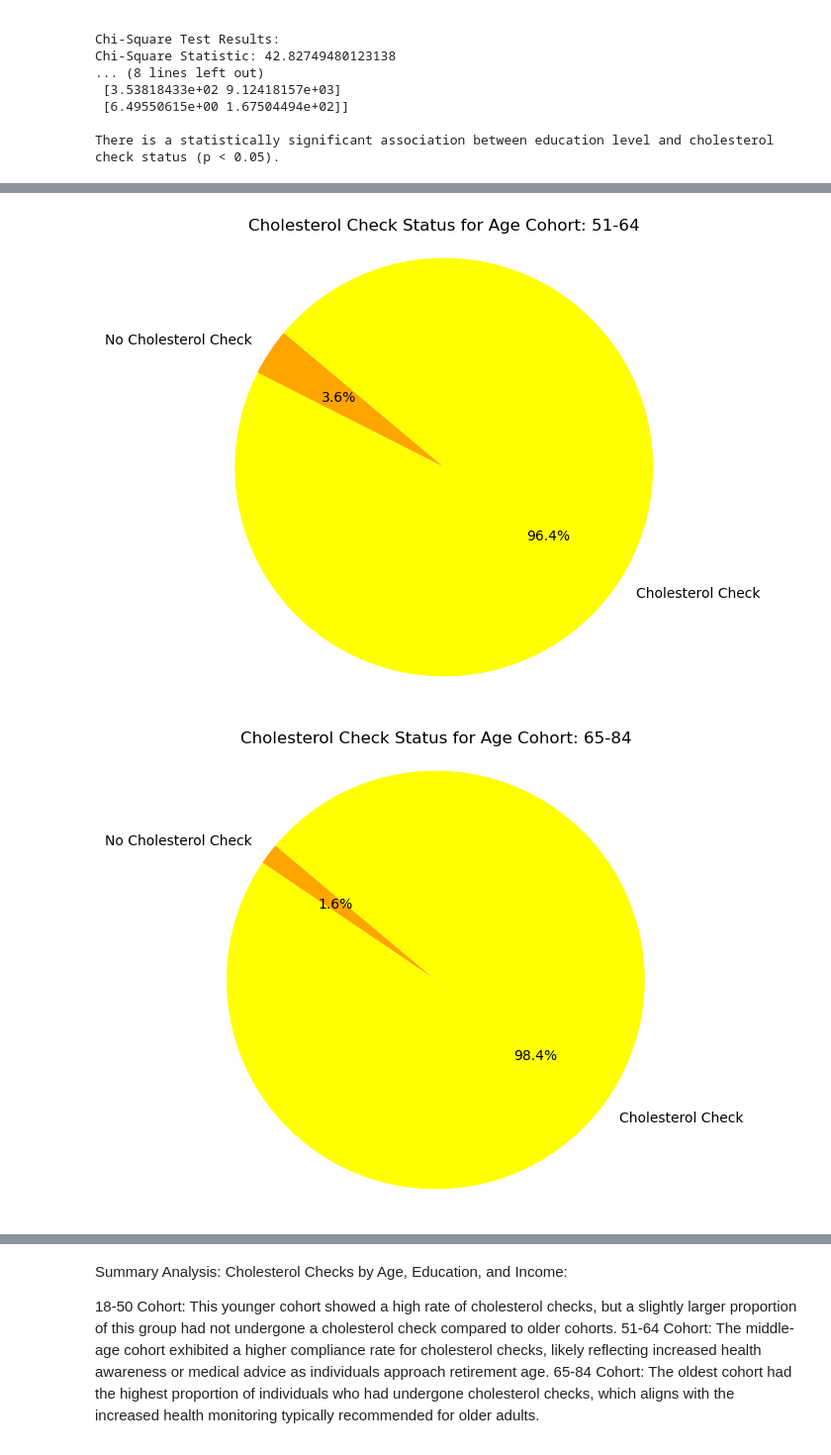
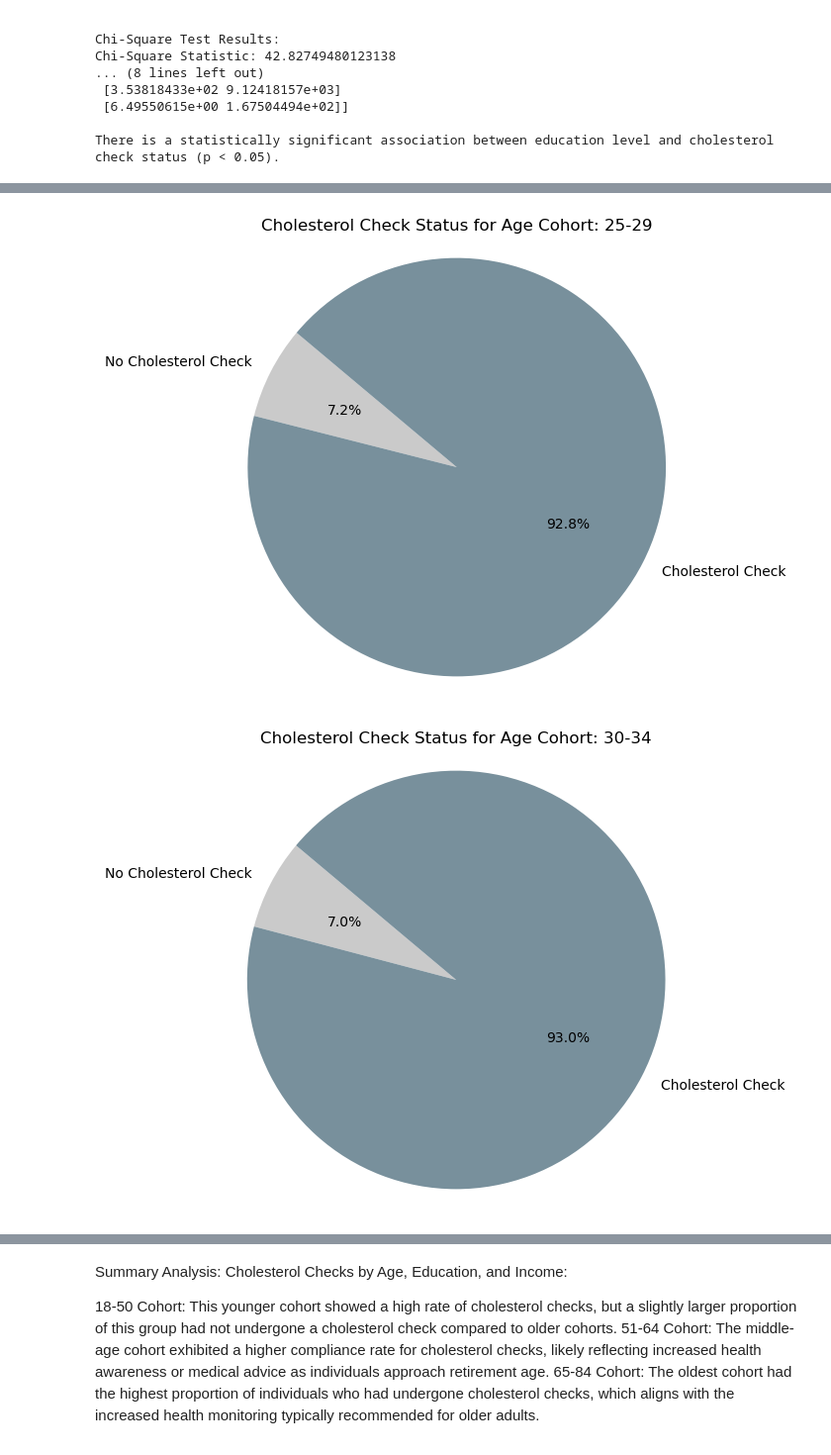
Before and after one commit to williamlevine/project-one, a Jupyter notebook: main_notebook.ipynb, the cells around one changed output, grey strips where cells are left out. Shown at 99% size. Cells and saved outputs as stored; diff of their text form; code cells hidden in the pictures.

```diff
--- a/main_notebook.ipynb
+++ b/main_notebook.ipynb
@@ -426,9 +397,13 @@ age_map = {
 # Apply the mapping to create a new 'Mapped_Age' column
 diabetes_df['Mapped_Age'] = diabetes_df['Age'].map(age_map)
 
-# Define the age cohorts using bins and labels
-age_bins = [18, 50, 64, 84]
-age_labels = ["18-50", "51-64", "65-84"]
+
+# Define the new age cohorts using bins and labels
+age_bins = [18, 25, 30, 35, 40, 45, 50, 55, 60, 65, 70, 75, 80, 85]
+age_labels = ['18-24', '25-29', '30-34', '35-39', '40-44', '45-49', '50-54', '55-59', '60-64', '65-69', '70-74', '75-79', '80+']
+
+
+
 
 # Create a new column in the DataFrame for age cohorts
 diabetes_df['Age_Cohort'] = pd.cut(diabetes_df['Mapped_Age'], bins=age_bins, labels=age_labels, include_lowest=True)
@@ -447,12 +422,13 @@ nocholcheck = dia_age_chol[dia_age_chol["CholCheck"] == 0].copy()
 yescholcheck = dia_age_chol[dia_age_chol["CholCheck"] == 1].copy()
 
 # Plotting the no cholesterol check group
-ax.bar(nocholcheck["Age_Cohort"], nocholcheck["count"], width=0.4, label="No Cholesterol Check", align='center', color='orange')
-
+ax.bar(nocholcheck["Age_Cohort"], nocholcheck["count"], width=0.4, label="No Cholesterol Check", align='center', color = ['#78909C','#616161', '#CACACA'])
+colors = ['#78909C','#616161', '#CACACA']
 # Plotting the cholesterol check group, shifted slightly to the right
-ax.bar(yescholcheck["Age_Cohort"], yescholcheck["count"], width=0.4, label="Cholesterol Check", align='edge', color='yellow')
-
+ax.bar(yescholcheck["Age_Cohort"], yescholcheck["count"], width=0.4, label="Cholesterol Check", align='edge', color= ['#78909C','#616161', '#CACACA'])
+colors = ['#78909C','#616161', '#CACACA']
 # Set the labels and title
+colors = ['#78909C','#616161', '#CACACA']
 ax.set_xlabel("Age Cohort")
 ax.set_ylabel("Number of Respondents")
 ax.set_title("Number of Respondents by Cholesterol Check Status and Age Cohort")
@@ -476,7 +452,9 @@ pivot_table = diabetes_df.pivot_table(
 )
 
 # Plot the pivot table as a bar chart
-pivot_table.plot(kind='bar', figsize=(10, 6), color=['orange', 'yellow'])
+colors = ['#CACACA','#78909C','#616161']
+pivot_table.plot(kind='bar', figsize=(10, 6), color=colors)
+
 
 # Set the labels and title
 plt.xlabel("Age Cohort")
@@ -493,14 +471,18 @@ plt.show()
 # Pie chart for age visualization
 # Create a pie chart for each age cohort
 for cohort in age_labels:
+    # Filter the data for the current age cohort
     cohort_data = dia_age_chol[dia_age_chol['Age_Cohort'] == cohort]
-    labels = ['No Cholesterol Check', 'Cholesterol Check']
-    sizes = cohort_data['count'].values
-    colors = ['orange', 'yellow']
 
-    plt.figure(figsize=(6, 6))
-    plt.pie(sizes, labels=labels, colors=colors, autopct='%1.1f%%', startangle=140)
-    plt.title(f"Cholesterol Check Status for Age Cohort: {cohort}")
-    plt.axis('equal')  # Equal aspect ratio ensures that pie is drawn as a circle.
-    plt.show()
+    if not cohort_data.empty:
+        labels = ['No Cholesterol Check', 'Cholesterol Check']
+        sizes = cohort_data['count'].values
+        colors = ['#CACACA','#78909C','#616161']
+
+        plt.figure(figsize=(6, 6))
+        plt.pie(sizes, labels=labels, colors=colors, autopct='%1.1f%%', startangle=140)
+        plt.title(f"Cholesterol Check Status for Age Cohort: {cohort}")
+        plt.axis('equal')  # Equal aspect ratio ensures that pie is drawn as a circle.
+
+        plt.show()
 # %% [output]
@@ -508,2 +490,2 @@ for cohort in age_labels:
-[figure, old version]
+[figure, new version]
-[figure, old version]
+[figure, new version]
```
Also changed, not shown: parts of 11 cells of this notebook.
